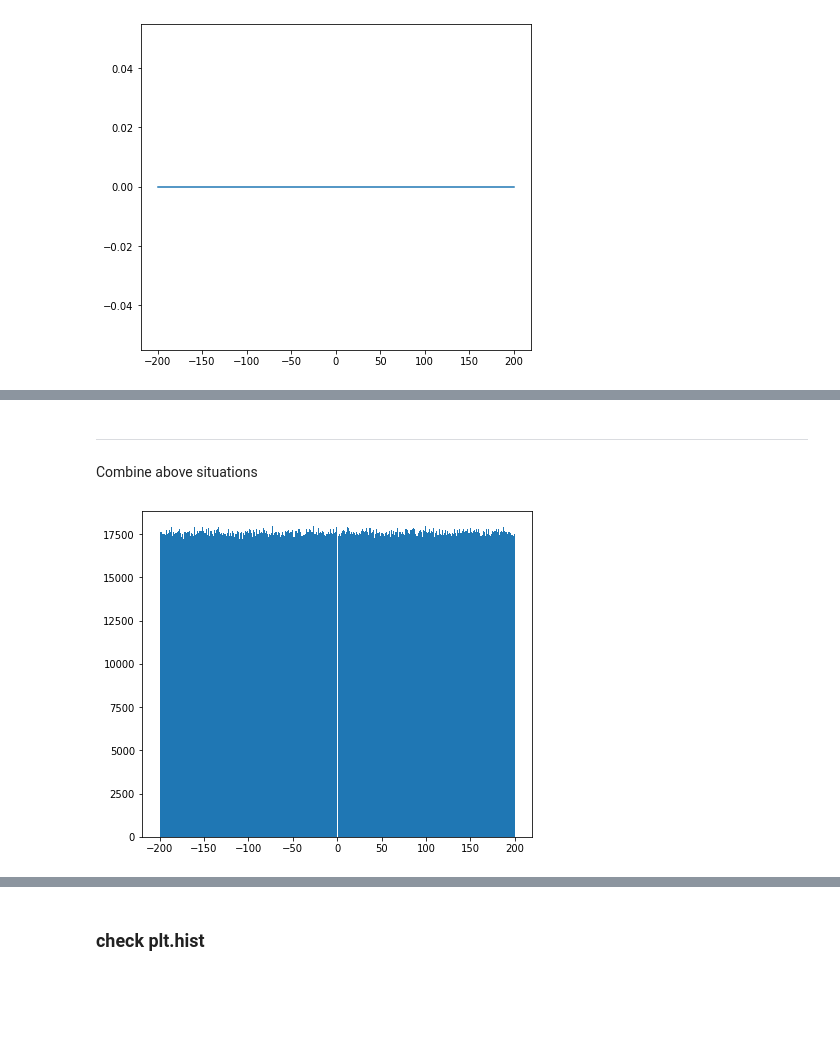
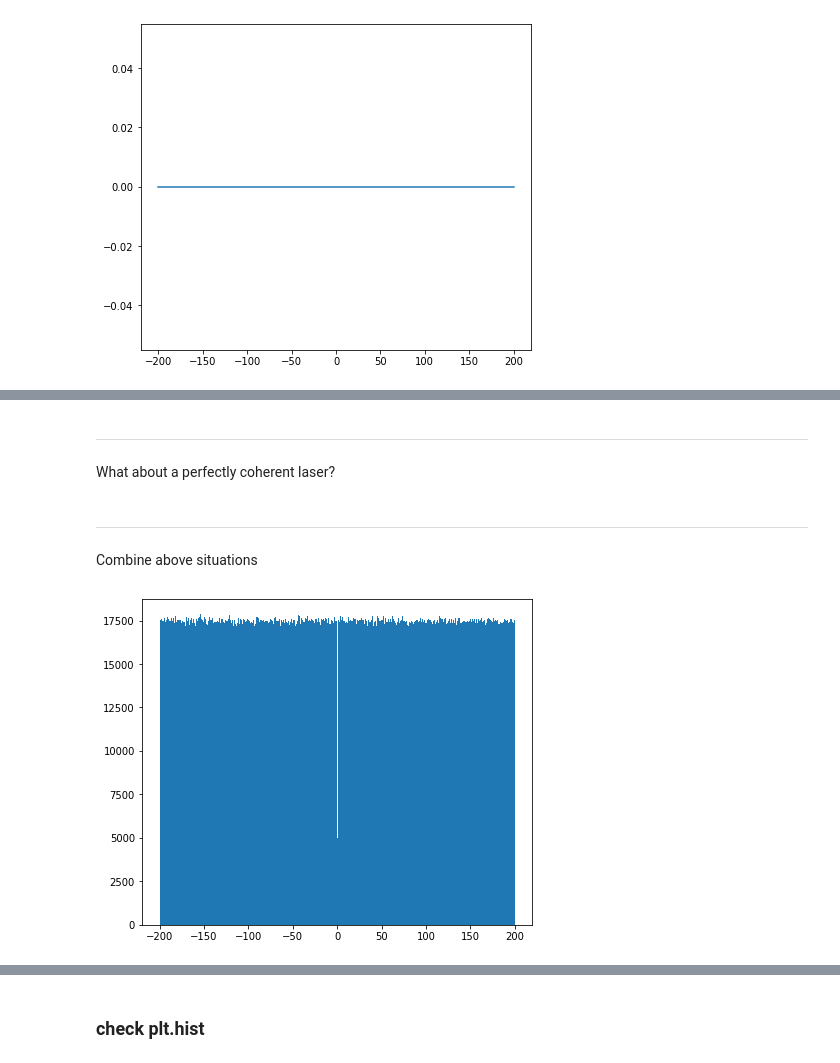
Before and after one commit to ubsuny/g2-coral, a Jupyter notebook: mc_simulation/simu_tfd.ipynb, the cells around one changed output, grey strips where cells are left out. Saved outputs shown, nothing was run; the diff lists cells and outputs as text; code cells hidden in the pictures; blank space fills up the shorter version.

```diff
--- a/mc_simulation/simu_tfd.ipynb
+++ b/mc_simulation/simu_tfd.ipynb
@@ -77,10 +80,10 @@ The case we didn't get anything.
 # %%
 # no photons detected
 
-non_dist = tfd.Uniform(low=1000.,high=1000.0)
-non_prob = non_dist.prob([tbin_n,tbin_p])
-non_prob = tf.concat([non_prob[0],non_prob[1]],0)
-plt.plot(bin_array[1:],non_prob)
+non_dist = tfd.Uniform(low=10000.,high=10000.)
+non_prob = non_dist.prob(bin_array)
+#non_prob = tf.concat([non_prob[0],non_prob[1]],0)
+plt.plot(bin_array,non_prob)
 plt.show()
 # %% [output]
 [figure]
@@ -86,0 +93,6 @@ plt.show()
+# %%
+ther_dist = tfd.Uniform(low=min(bin_array),high=max(bin_array)+1)
+ther_prob = ther_dist.prob(bin_array)
+#non_prob = tf.concat([non_prob[0],non_prob[1]],0)
+plt.plot(bin_array,ther_prob)
+plt.show()
@@ -87,3 +113,8 @@ plt.show()
+# %% [markdown]
+---
+What about a perfectly coherent laser?
 # %% [markdown]
 ---
 Combine above situations
+# %%
+counts=50000
@@ -90,6 +123,6 @@ Combine above situations
 # %%
 total_dist = tfd.Mixture(
-    cat = tfd.Categorical(probs=[p_sps,p_non]),
-    components = [sps_dist,non_dist] )
+    cat = tfd.Categorical(probs=[p_sps,p_non,p_thermal]),
+    components = [sps_dist,non_dist,ther_dist] )
 
-simu_samples = tf.cast(total_dist.sample(counts),dtype=int32)
+simu_samples = total_dist.sample(counts)
@@ -96,7 +131,7 @@ simu_samples = tf.cast(total_dist.sample(counts),dtype=int32)
 # %%
-bin_info_total=plt.hist(simu_samples.numpy(), bins=np.ndarray.tolist(bin_array.numpy()) )
-#np.ndarray.tolist(bin_array.numpy())
-plt.savefig('sps')
+histoinfo_total=plt.hist(simu_samples.numpy(), bins=np.ndarray.tolist(bin_array.numpy()) )
+#plt.savefig('sps')
+#plt.xlim(-10,20)
 # %% [output]
-[figure, old version]
+[figure, new version]
 # %%
```
Also changed, not shown: parts of 22 cells of this notebook.
